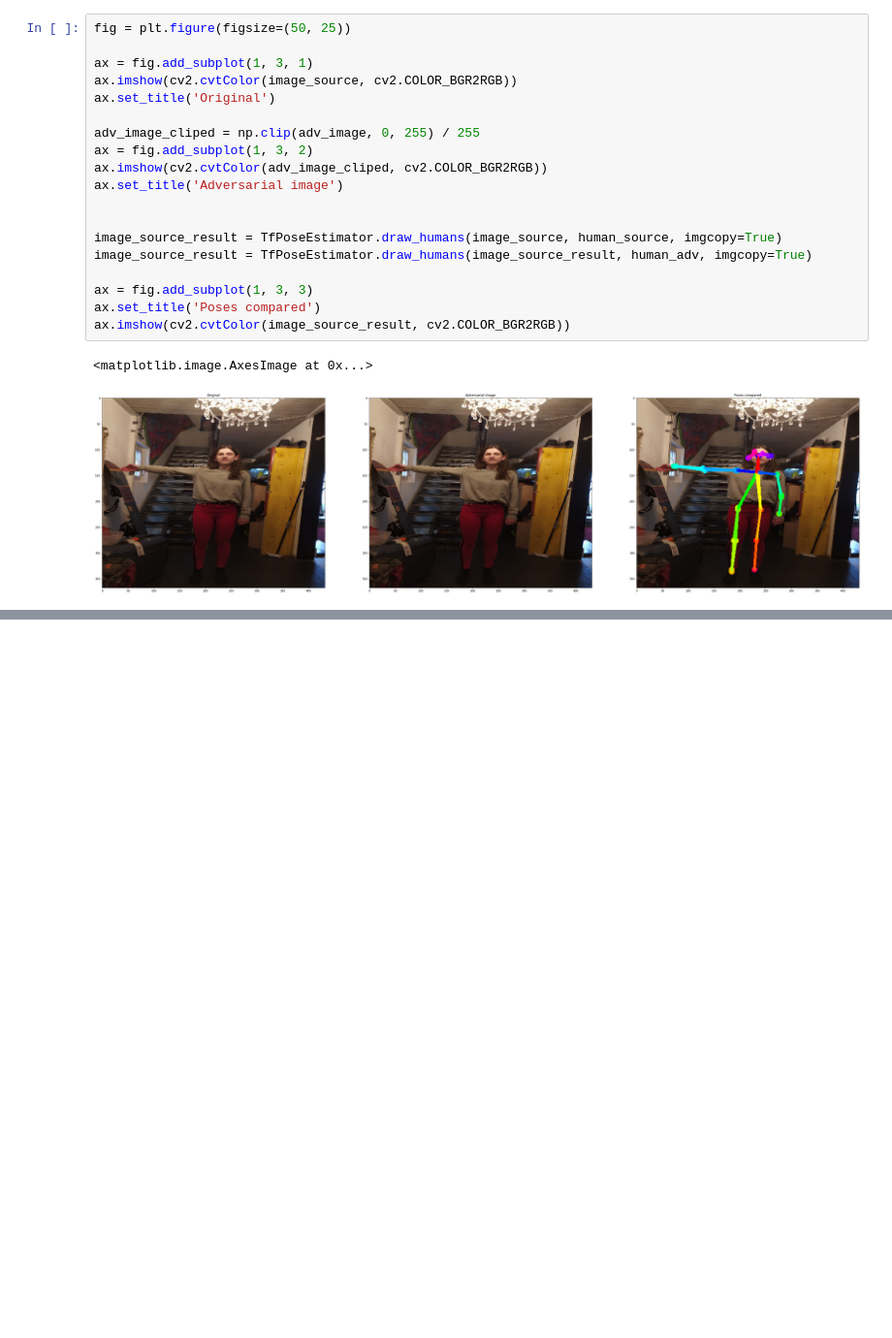
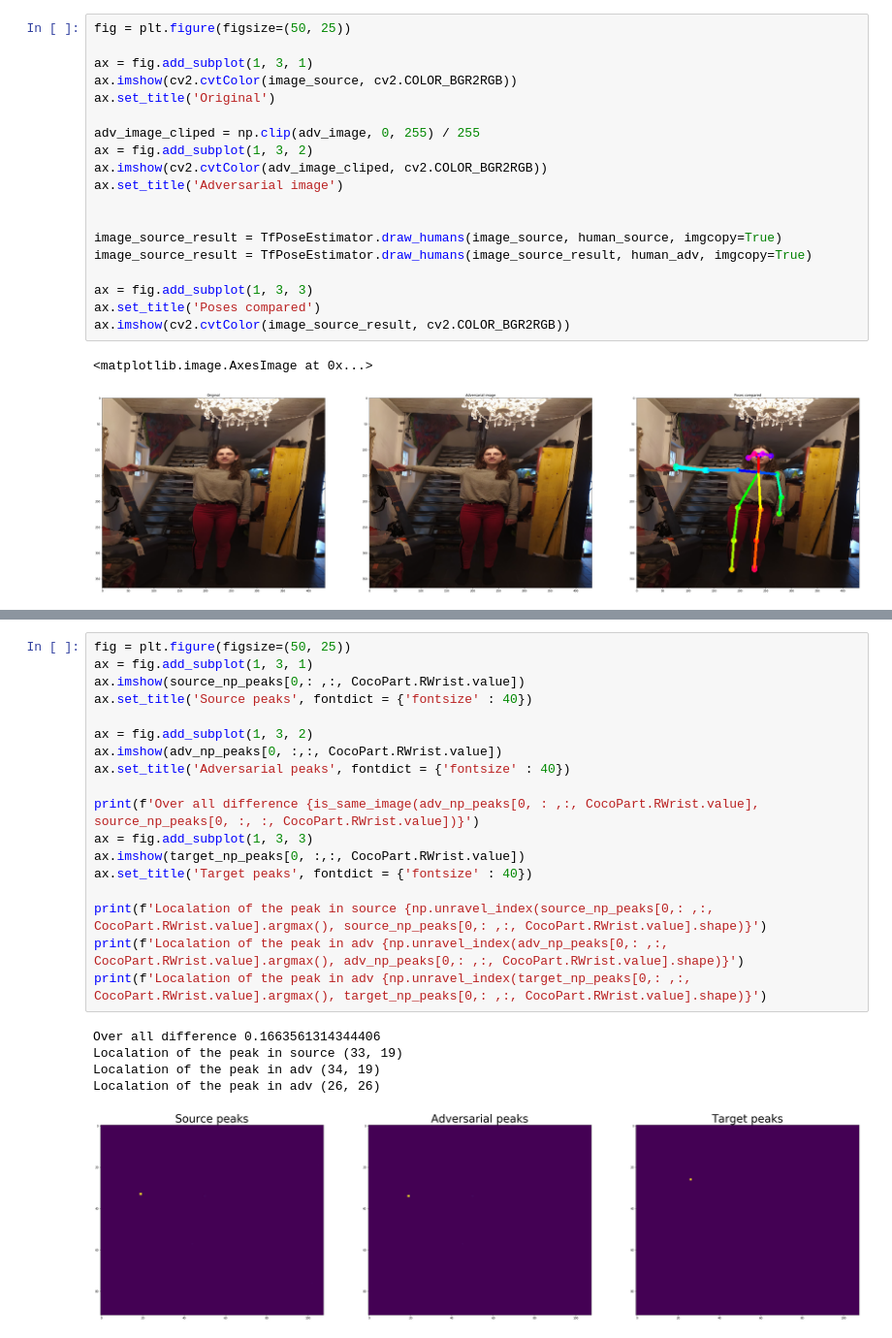
Before and after one commit to alexus37/MasterThesisCode, a Jupyter notebook: experiments/OpenPoseUnderstandLoss.ipynb, the cells around one changed output, grey strips where cells are left out. Shown at 97% size. Drawn from its saved outputs; the diff is of its cells as text; blank space fills up the shorter version.

```diff
--- a/experiments/OpenPoseUnderstandLoss.ipynb
+++ b/experiments/OpenPoseUnderstandLoss.ipynb
@@ -361,0 +429,24 @@ ax.imshow(e_source.heatMat[:,:, CocoPart.RWrist.value] - source_np_heat[0,: ,:,
+# %%
+fig = plt.figure(figsize=(50, 25))
+ax = fig.add_subplot(1, 3, 1)
+ax.imshow(source_np_peaks[0,: ,:, CocoPart.RWrist.value])
+ax.set_title('Source peaks', fontdict = {'fontsize' : 40})
+
+ax = fig.add_subplot(1, 3, 2)
+ax.imshow(adv_np_peaks[0, :,:, CocoPart.RWrist.value])
+ax.set_title('Adversarial peaks', fontdict = {'fontsize' : 40})
+
+print(f'Over all difference {is_same_image(adv_np_peaks[0, : ,:, CocoPart.RWrist.value], source_np_peaks[0, :, :, CocoPart.RWrist.value])}')
+ax = fig.add_subplot(1, 3, 3)
+ax.imshow(target_np_peaks[0, :,:, CocoPart.RWrist.value])
+ax.set_title('Target peaks', fontdict = {'fontsize' : 40})
+
+print(f'Localation of the peak in source {np.unravel_index(source_np_peaks[0,: ,:, CocoPart.RWrist.value].argmax(), source_np_peaks[0,: ,:, CocoPart.RWrist.value].shape)}')
+print(f'Localation of the peak in adv {np.unravel_index(adv_np_peaks[0,: ,:, CocoPart.RWrist.value].argmax(), adv_np_peaks[0,: ,:, CocoPart.RWrist.value].shape)}')
+print(f'Localation of the peak in adv {np.unravel_index(target_np_peaks[0,: ,:, CocoPart.RWrist.value].argmax(), target_np_peaks[0,: ,:, CocoPart.RWrist.value].shape)}')
+# %% [output]
+Over all difference 0.1663561314344406
+Localation of the peak in source (33, 19)
+Localation of the peak in adv (34, 19)
+Localation of the peak in adv (26, 26)
+[figure, added]
```
Also changed, not shown: parts of 10 cells of this notebook, 2 other files.
